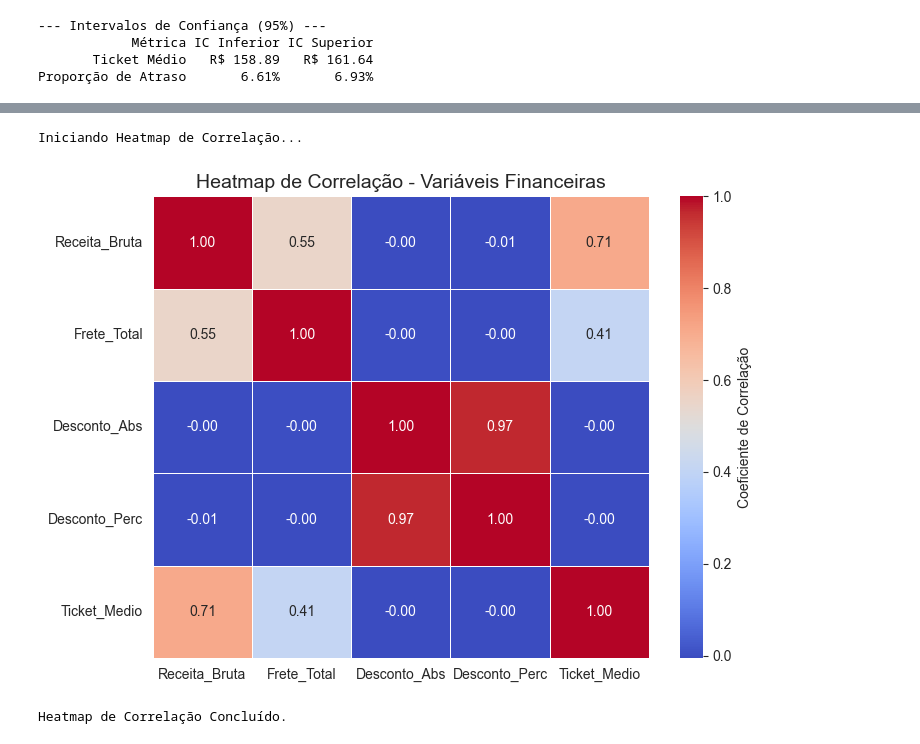
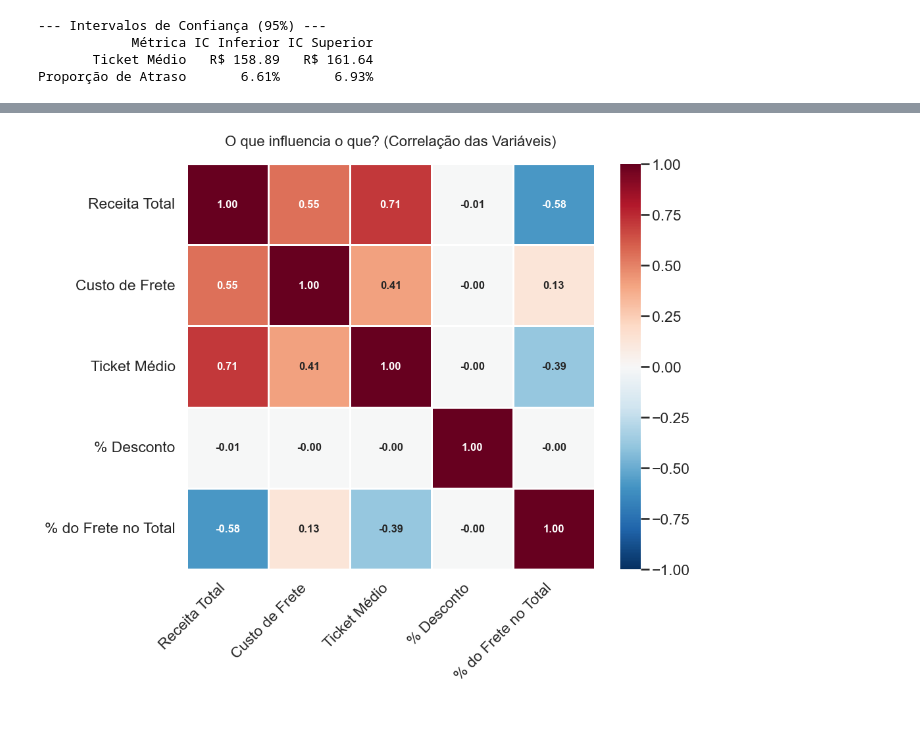
Before and after one commit to ManueleMacedo/analise-ecommerce-olist, a Jupyter notebook: Analise_Olist_Principal.ipynb, the cells around one changed output, grey strips where cells are left out. Drawn from its saved outputs; the diff is of its cells as text; code cells hidden in the pictures; blank space fills up the shorter version.

```diff
--- a/Analise_Olist_Principal.ipynb
+++ b/Analise_Olist_Principal.ipynb
@@ -616,28 +784,30 @@ Gráfico de Sazonalidade Concluído
 # %%
-# CÉLULA 26: HEATMAP DE CORRELAÇÃO
-print("\nIniciando Heatmap de Correlação...")
+# CÉLULA 26: HEATMAP DE CORRELAÇÃO (FOCADO EM ENTENDIMENTO)
+import seaborn as sns
+import matplotlib.pyplot as plt
 
-# 1. Seleciona as variáveis financeiras para análise de correlação
-variaveis_financeiras = ['Receita_Bruta', 'Frete_Total', 'Desconto_Abs', 'Desconto_Perc', 'Ticket_Medio']
+# 1. Selecionar e Traduzir Colunas
+df_corr = df_base[['Receita_Bruta', 'Frete_Total', 'Ticket_Medio', 'Desconto_Perc', 'Proporcao_Frete_Perc']].copy()
+df_corr.columns = ['Receita Total', 'Custo de Frete', 'Ticket Médio', '% Desconto', '% do Frete no Total']
 
-# 2. Cria a matriz de correlação
-correlacao_financeira = df_base[variaveis_financeiras].corr()
+# 2. Calcular Correlação
+corr = df_corr.corr()
 
-# 3. Gera o heatmap com seaborn
-plt.figure(figsize=(8, 6))
+# 3. Visualização Limpa
+plt.figure(figsize=(10, 8))
 sns.heatmap(
-    correlacao_financeira,
+    corr,
     annot=True,
-    cmap='coolwarm',
     fmt=".2f",
-    linewidths=.5,
-    cbar_kws={'label': 'Coeficiente de Correlação'}
+    cmap="RdBu_r", # Vermelho (Ruim) a Azul (Bom)
+    vmin=-1, vmax=1,
+    linewidths=1,
+    annot_kws={"size": 12, "weight": "bold"}
 )
-plt.title("Heatmap de Correlação - Variáveis Financeiras", fontsize=14)
+
+plt.title("O que influencia o que? (Correlação das Variáveis)", fontsize=16, pad=20)
+plt.xticks(rotation=45, ha='right')
+plt.yticks(rotation=0)
 plt.show()
-
-print("Heatmap de Correlação Concluído.")
 # %% [output]
-Iniciando Heatmap de Correlação...
-[figure, old version]
+[figure, new version]
-Heatmap de Correlação Concluído.
```
Also changed, not shown: parts of 10 cells of this notebook.
